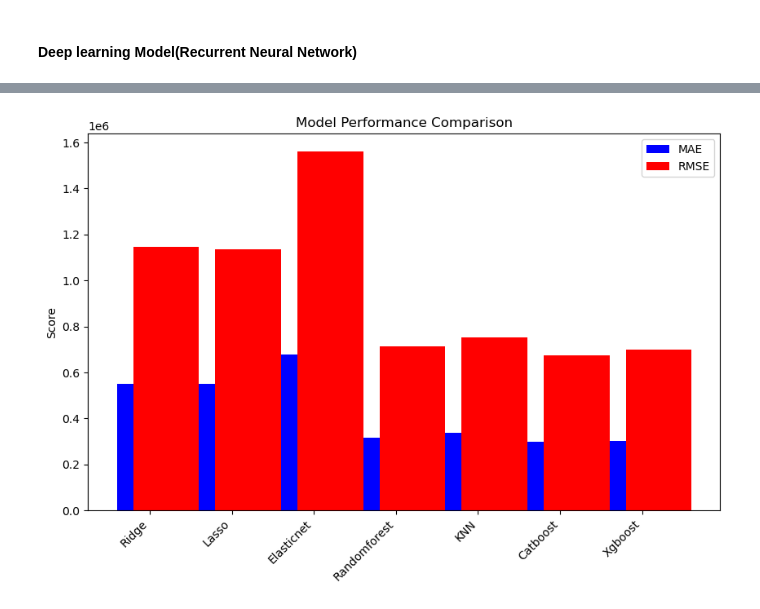
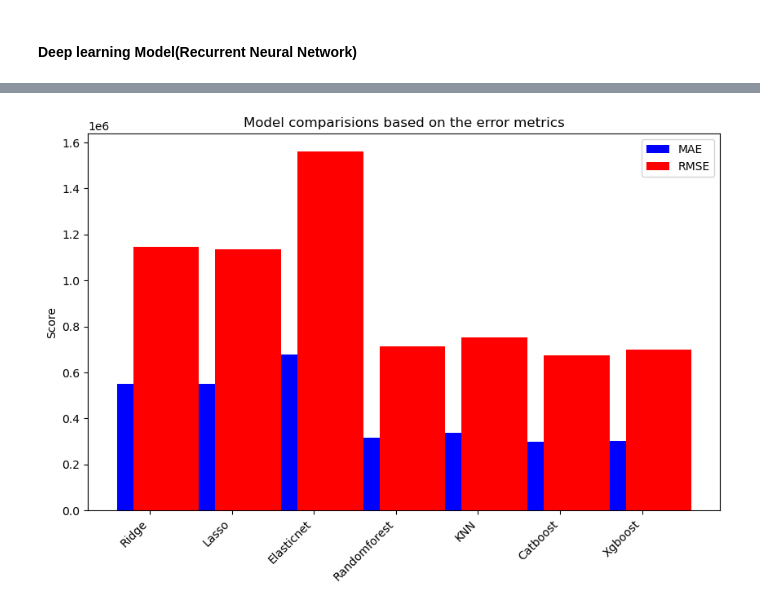
Before and after one commit to jakkkc/car_price, a Jupyter notebook: indexb- update.ipynb, the cells around one changed output, grey strips where cells are left out. Cells and saved outputs as stored; diff of their text form; code cells hidden in the pictures.

```diff
--- a/indexb- update.ipynb
+++ b/indexb- update.ipynb
@@ -981,18 +1030,18 @@ Why the evaluation metrics
 # %%
 # inputing models data
 model_names = [ 'Ridge', 'Lasso', 'Elasticnet', 'Randomforest', 'KNN', 'Catboost', 'Xgboost']
 mae_scores = [rid_mae,las_mae,ela_mae,rad_mae,knn_mae,cat_mae,xg_mae]
 rmse_scores = [rid_rmse, las_rmse, ela_rmse, rad_rmse, knn_rmse, cat_rmse, xg_rmse]
 
 # Create the plot
 fig, ax = plt.subplots(figsize=(10, 6))
 ax.bar(model_names, mae_scores, color='b', label='MAE')
 ax.bar([x + 0.2 for x in range(len(model_names))], rmse_scores, color='r', label='RMSE')
 ax.set_xticks(range(len(model_names)))
 ax.set_xticklabels(model_names, rotation=45, ha='right')
 ax.set_ylabel('Score')
 ax.legend()
-ax.set_title('Model Performance Comparison')
+ax.set_title('Model comparisions based on the error metrics')
 plt.show()
 # %% [output]
-[figure, old version]
+[figure, new version]
```
Also changed, not shown: parts of 35 cells of this notebook.
